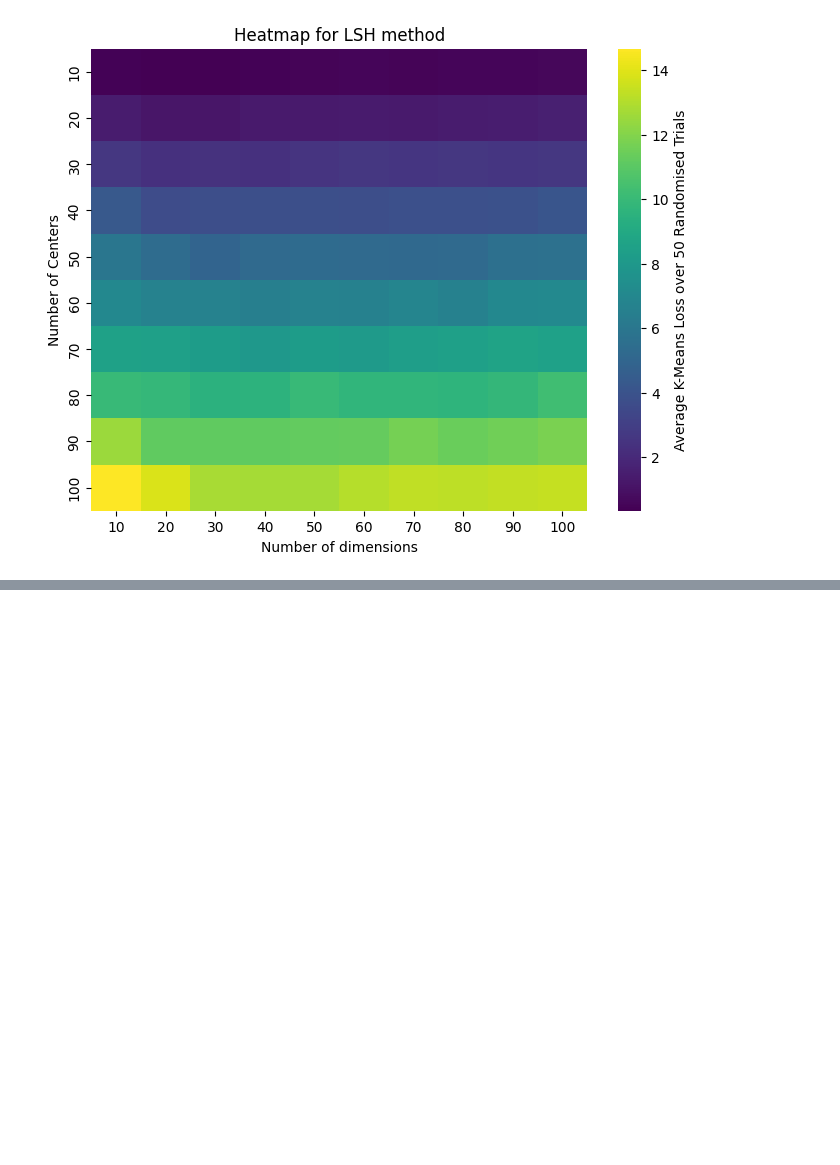
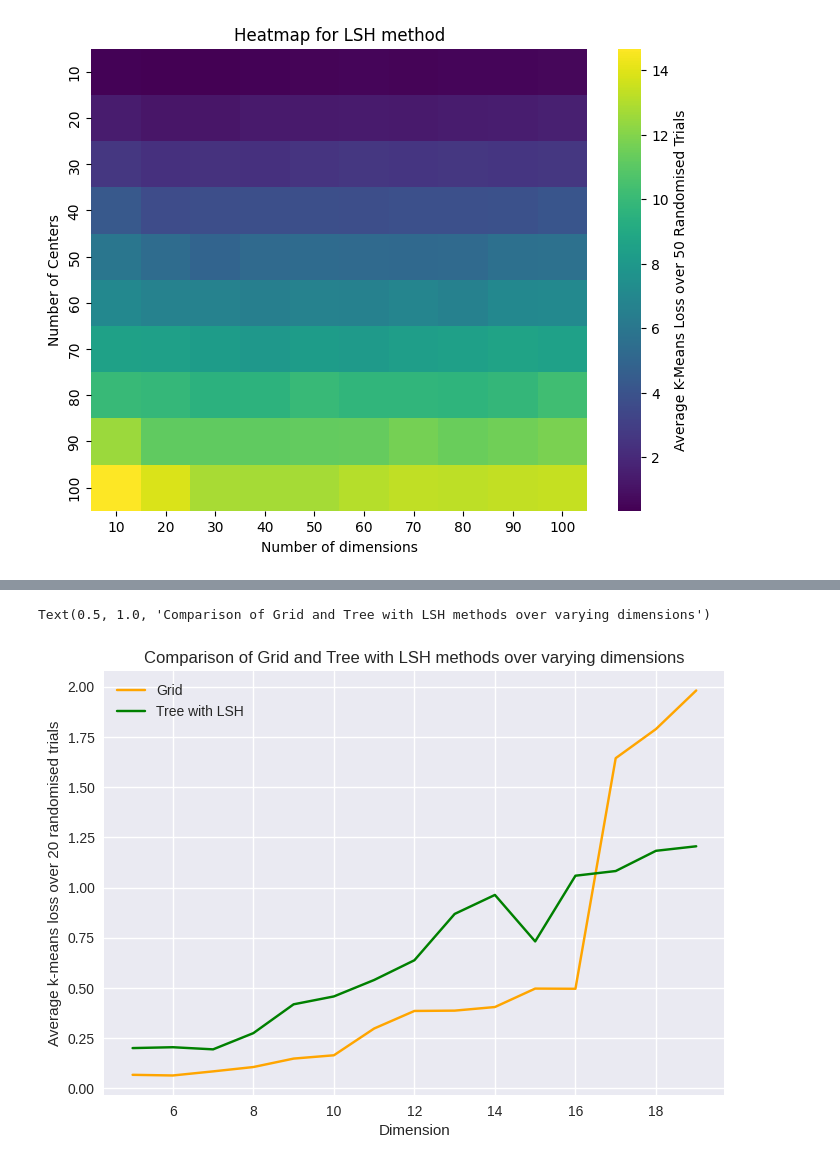
Before and after one commit to amy-ln/dpclustering, a Jupyter notebook: anothercomparison.ipynb, the cells around one changed output, grey strips where cells are left out. Cells and saved outputs as stored; diff of their text form; code cells hidden in the pictures; blank space fills up the shorter version.

```diff
--- a/anothercomparison.ipynb
+++ b/anothercomparison.ipynb
@@ -176,3 +203,15 @@ plt.show()
+# %%
+plt.style.use('seaborn-v0_8')
+plt.plot(list(range(5,20,1)), loss_grid_grid[:, 5], c="orange")
+plt.plot(list(range(5,20,1)), loss_grid_lsh[:,5], c="green")
+
+plt.xlabel("Dimension")
+plt.ylabel("Average k-means loss over 20 randomised trials")
+plt.legend(["Grid", "Tree with LSH"])
+plt.title("Comparison of Grid and Tree with LSH methods over varying dimensions")
+# %% [output]
+Text(0.5, 1.0, 'Comparison of Grid and Tree with LSH methods over varying dimensions')
+[figure, added]
 # %%
 loss_grid_diff = loss_grid_lsh - loss_grid_grid
 
```
Also changed, not shown: parts of 7 cells of this notebook, 4 other files.
